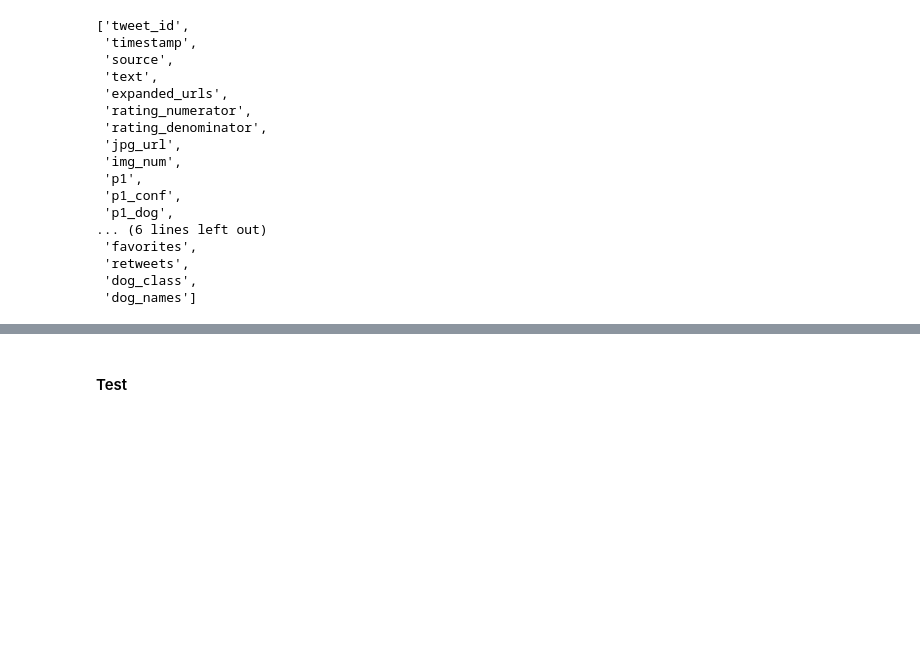
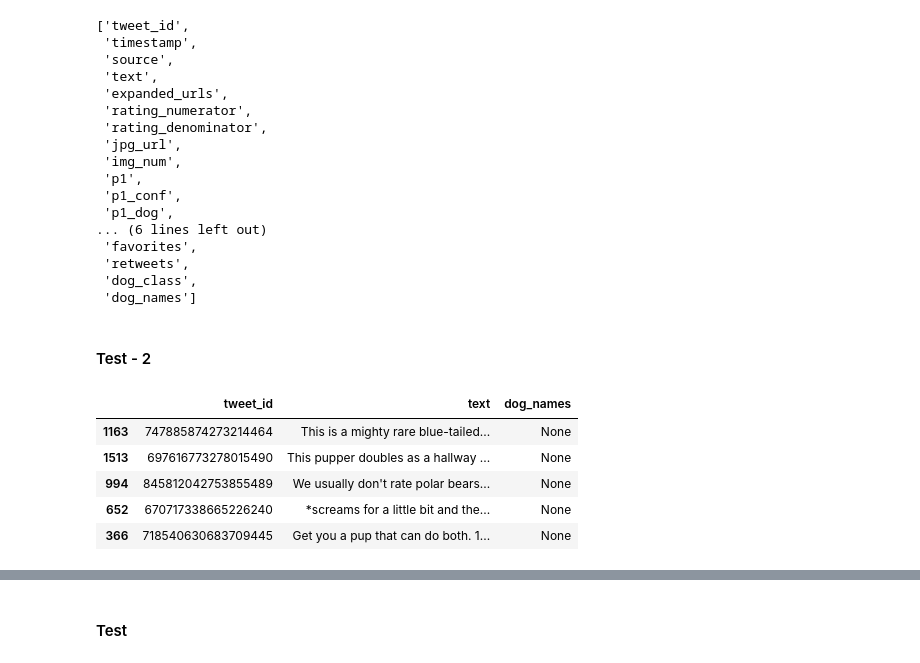
Before and after one commit to saikn85/Wrangle_WeRateDogs, a Jupyter notebook: wrangle_act.ipynb, the cells around one changed output, grey strips where cells are left out. Cells and saved outputs as stored; diff of their text form; code cells hidden in the pictures; blank space fills up the shorter version.

```diff
--- a/wrangle_act.ipynb
+++ b/wrangle_act.ipynb
@@ -475,6 +656,6 @@ master_set.to_csv(files_list[3], index = False)
 # %%
 # creating a copy of the master set
-master_set = pd.read_csv(files_list[3], encoding = 'utf-8')
+master_set = pd.read_csv(files_list[-1], encoding = 'utf-8')
 master_copy = master_set.copy()
 # %% [markdown]
 ### Issues to Clean.
@@ -861,3 +1042,15 @@ master_copy.columns.tolist()
  'retweets',
  'dog_class',
  'dog_names']
+# %% [markdown]
+#### Test - 2
+# %%
+# selecting a dog_names that are none.
+master_copy[master_copy['dog_names'] == 'None'].sample(5)[['tweet_id', 'text', 'dog_names']]
+# %% [output]
+|  | tweet_id | text | dog_names |
+| 1163 | 747885874273214464 | This is a mighty rare blue-tailed... | None |
+| 1513 | 697616773278015490 | This pupper doubles as a hallway ... | None |
+| 994 | 845812042753855489 | We usually don't rate polar bears... | None |
+| 652 | 670717338665226240 | *screams for a little bit and the... | None |
+| 366 | 718540630683709445 | Get you a pup that can do both. 1... | None |
```
Also changed, not shown: parts of 58 cells of this notebook.
